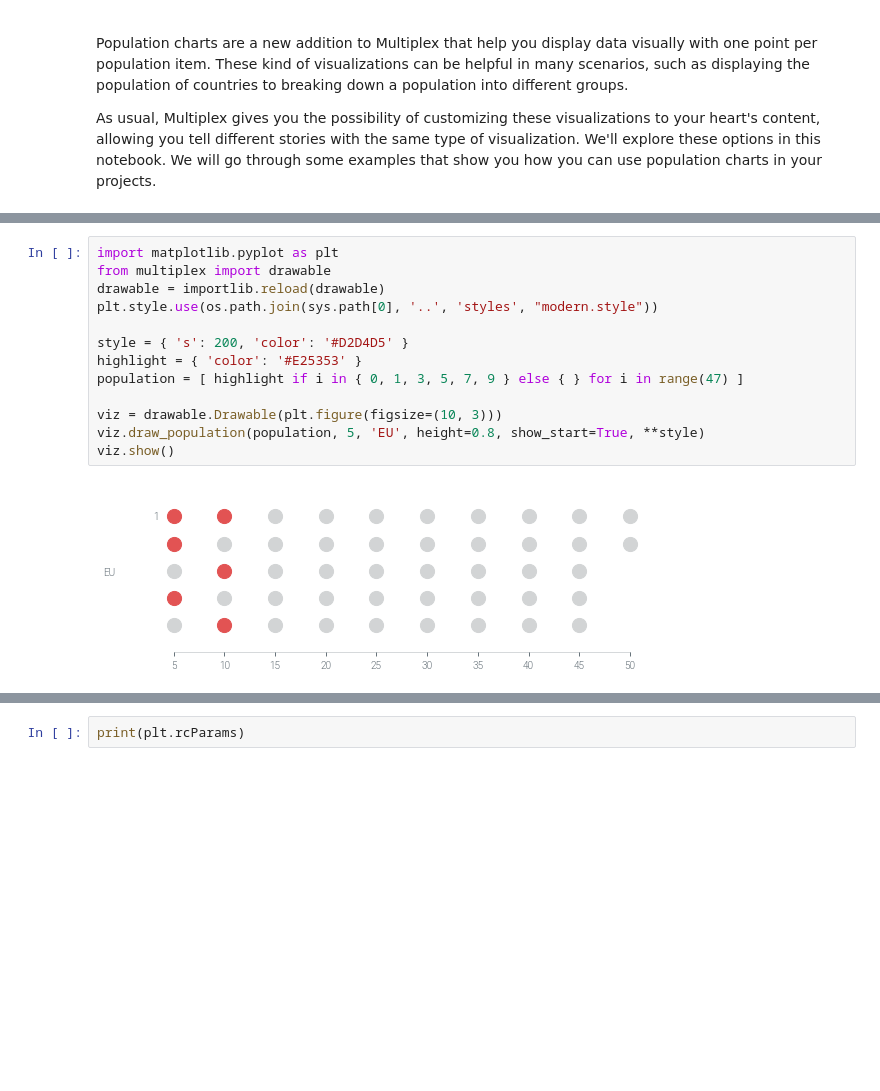
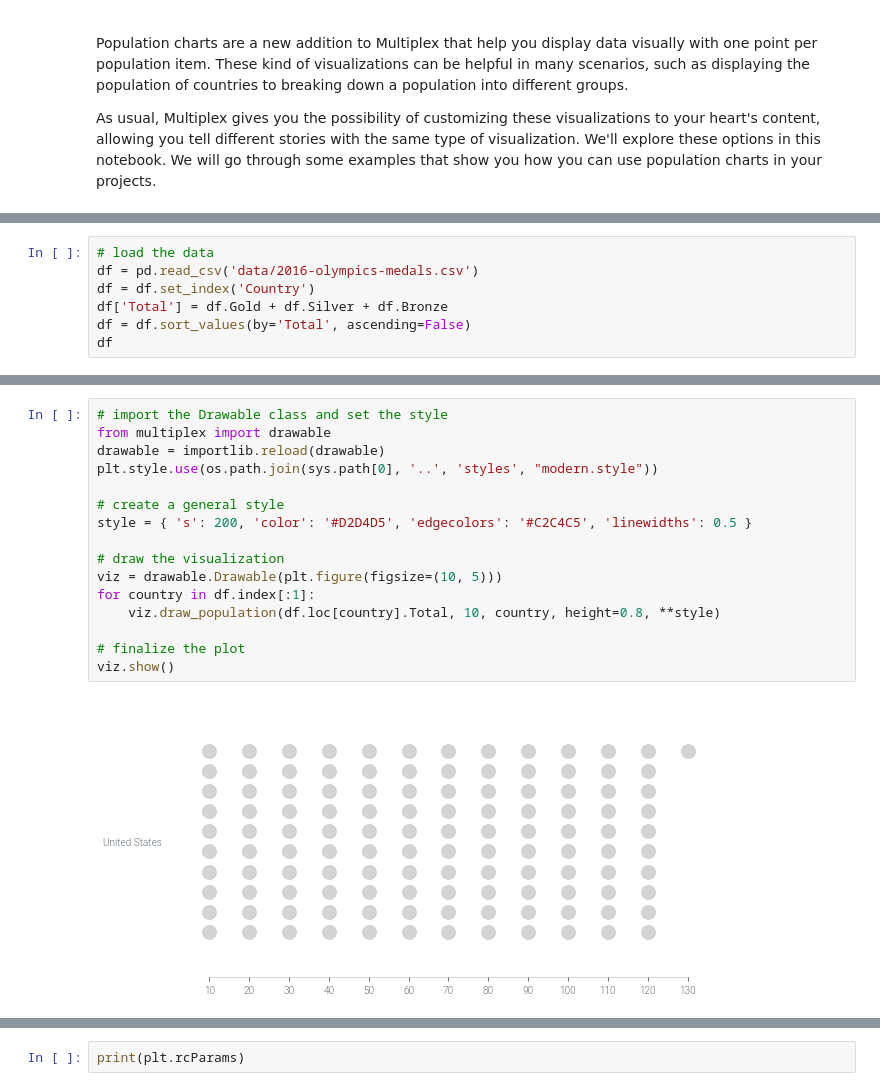
Before and after one commit to NicholasMamo/multiplex-plot, a Jupyter notebook: examples/7. Population charts.ipynb, the cells around one changed output, grey strips where cells are left out. Drawn from its saved outputs; the diff is of its cells as text; blank space fills up the shorter version.

```diff
--- a/examples/7. Population charts.ipynb
+++ b/examples/7. Population charts.ipynb
@@ -23,0 +27,7 @@ if path not in sys.path:
+# %%
+# load the data
+df = pd.read_csv('data/2016-olympics-medals.csv')
+df = df.set_index('Country')
+df['Total'] = df.Gold + df.Silver + df.Bronze
+df = df.sort_values(by='Total', ascending=False)
+df
@@ -24,15 +49,18 @@ if path not in sys.path:
 # %%
-import matplotlib.pyplot as plt
+# import the Drawable class and set the style
 from multiplex import drawable
 drawable = importlib.reload(drawable)
 plt.style.use(os.path.join(sys.path[0], '..', 'styles', "modern.style"))
 
-style = { 's': 200, 'color': '#D2D4D5' }
-highlight = { 'color': '#E25353' }
-population = [ highlight if i in { 0, 1, 3, 5, 7, 9 } else { } for i in range(47) ]
+# create a general style
+style = { 's': 200, 'color': '#D2D4D5', 'edgecolors': '#C2C4C5', 'linewidths': 0.5 }
 
-viz = drawable.Drawable(plt.figure(figsize=(10, 3)))
-viz.draw_population(population, 5, 'EU', height=0.8, show_start=True, **style)
+# draw the visualization
+viz = drawable.Drawable(plt.figure(figsize=(10, 5)))
+for country in df.index[:1]:
+    viz.draw_population(df.loc[country].Total, 10, country, height=0.8, **style)
+
+# finalize the plot
 viz.show()
 # %% [output]
-[figure, old version]
+[figure, new version]
```
Also changed, not shown: parts of 3 cells of this notebook, 1 other file.
